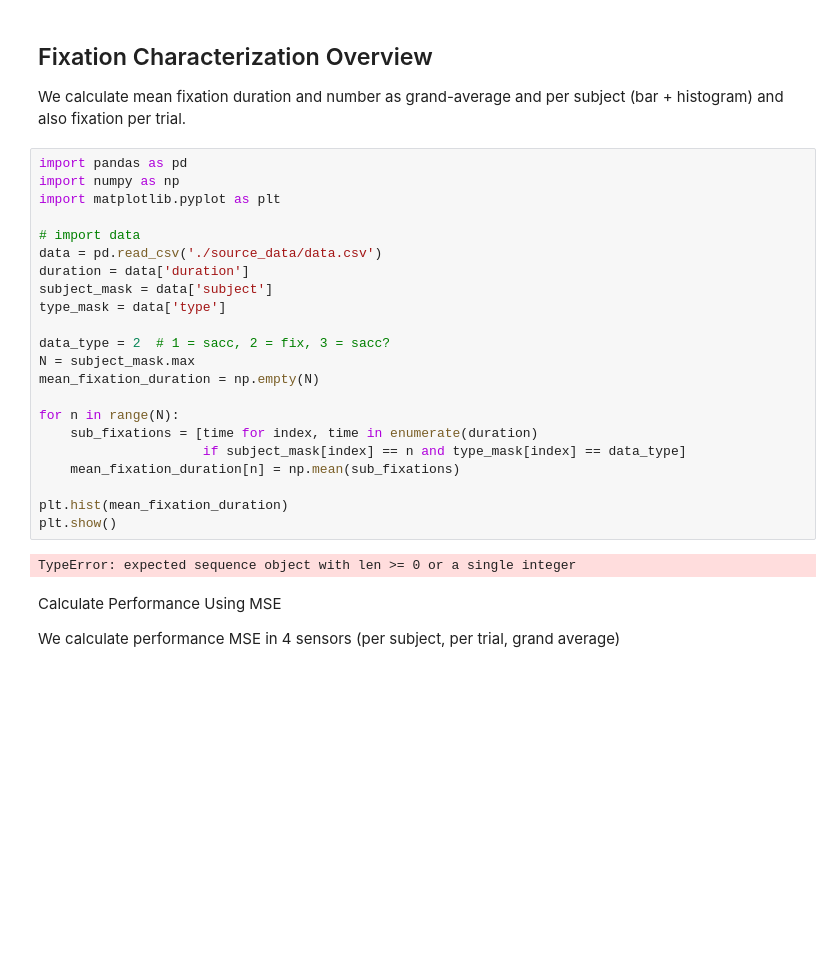
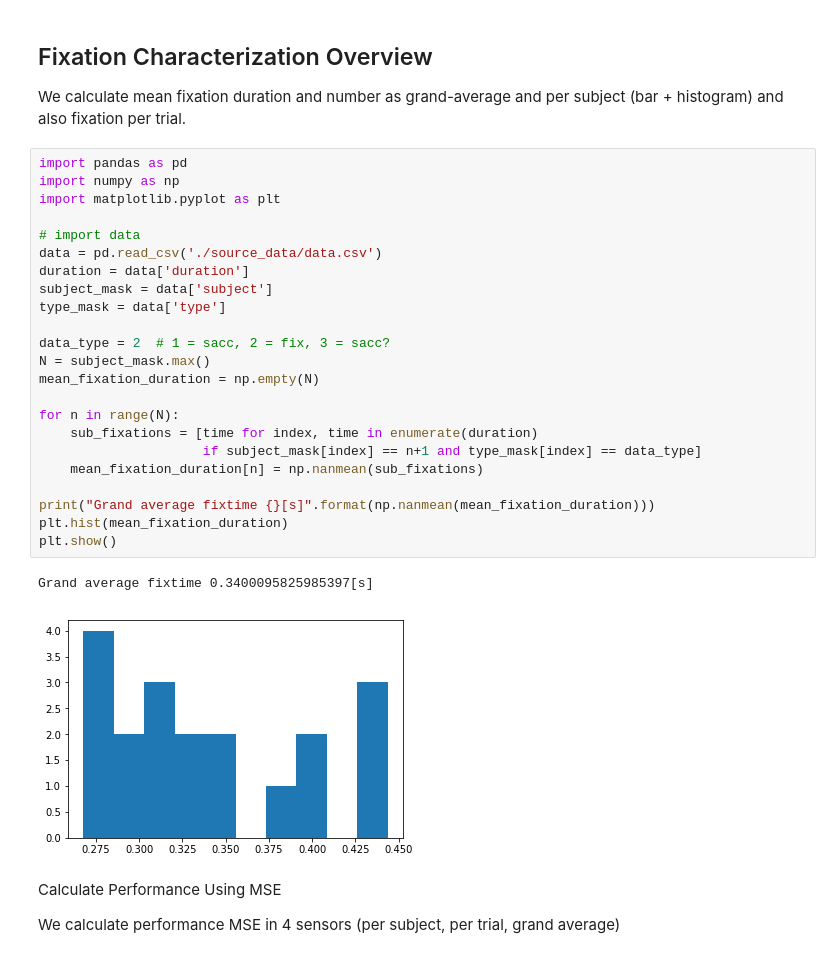
Before and after one commit to harrisonford/accelerometer-data, a Jupyter notebook: Report.ipynb, the cells around one changed output. Saved outputs shown, nothing was run; the diff lists cells and outputs as text; blank space fills up the shorter version.

Commit message:
updating grand average fixtime

```diff
--- a/Report.ipynb
+++ b/Report.ipynb
@@ -74,27 +74,29 @@ We calculate mean fixation duration and number as grand-average and per subject
 # %%
 import pandas as pd
 import numpy as np
 import matplotlib.pyplot as plt
 
 # import data
 data = pd.read_csv('./source_data/data.csv')
 duration = data['duration']
 subject_mask = data['subject']
 type_mask = data['type']
 
 data_type = 2  # 1 = sacc, 2 = fix, 3 = sacc?
-N = subject_mask.max
+N = subject_mask.max()
 mean_fixation_duration = np.empty(N)
 
 for n in range(N):
     sub_fixations = [time for index, time in enumerate(duration)
-                     if subject_mask[index] == n and type_mask[index] == data_type]
-    mean_fixation_duration[n] = np.mean(sub_fixations)
+                     if subject_mask[index] == n+1 and type_mask[index] == data_type]
+    mean_fixation_duration[n] = np.nanmean(sub_fixations)
 
+print("Grand average fixtime {}[s]".format(np.nanmean(mean_fixation_duration)))
 plt.hist(mean_fixation_duration)
 plt.show()
 # %% [output]
-TypeError: expected sequence object with len >= 0 or a single integer
+Grand average fixtime 0.3400095825985397[s]
+[figure, added]
 # %% [markdown]
 Calculate Performance Using MSE
 
```
